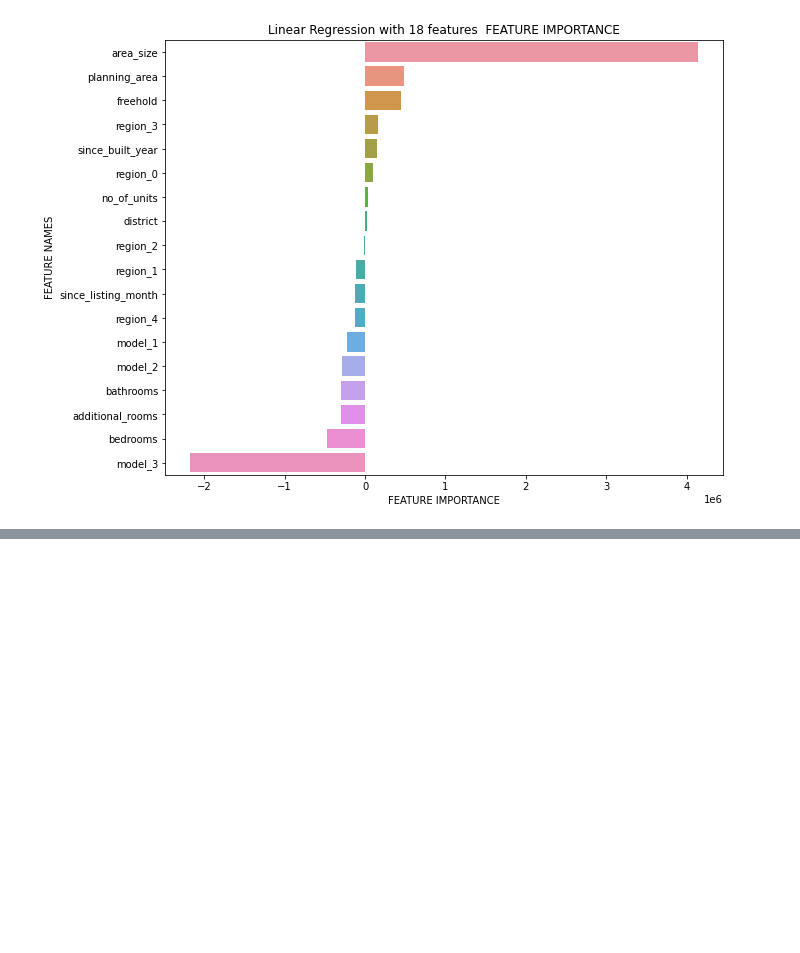
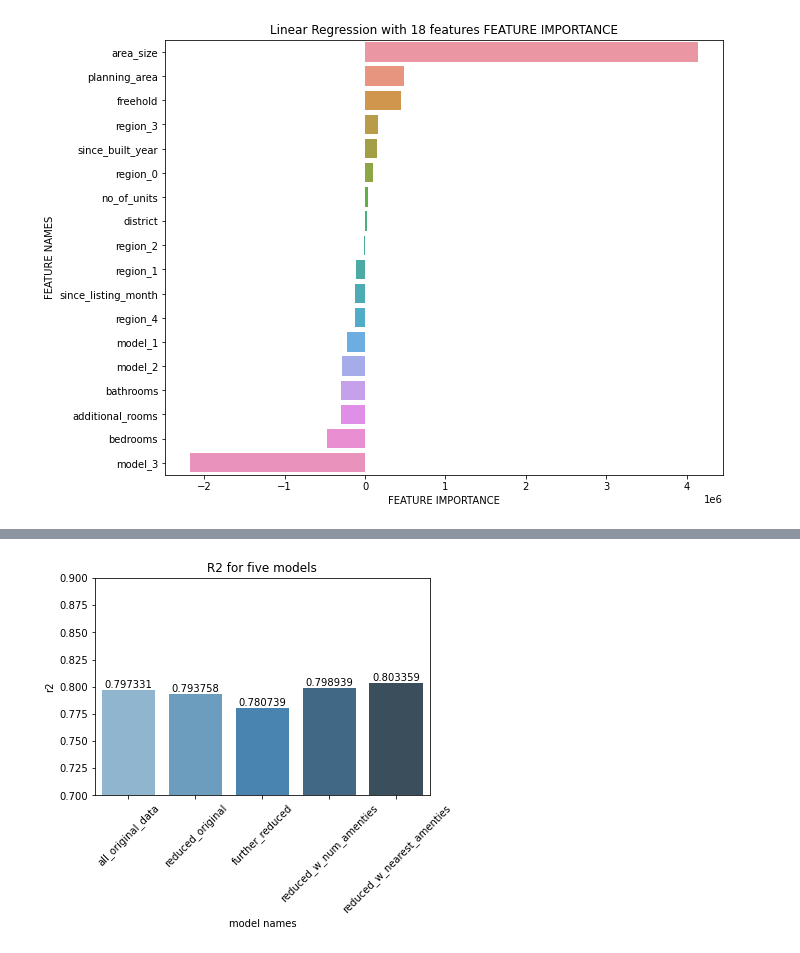
Before and after one commit to luoxiangyi222/cs5228-team-not-found, a Jupyter notebook: cs5228_project_nancy.ipynb, the cells around one changed output, grey strips where cells are left out. Saved outputs shown, nothing was run; the diff lists cells and outputs as text; code cells hidden in the pictures; blank space fills up the shorter version.

```diff
--- a/cs5228_project_nancy.ipynb
+++ b/cs5228_project_nancy.ipynb
@@ -342,0 +541,28 @@ plot_feature_importance(lm_red.coef_,X_train_red.columns,'Linear Regression with
+# %%
+r2 = []
+rmse = []
+
+r2 =  [np.mean(all_r2_scores), np.mean(red_r2_scores), np.mean(fred_r2_scores), np.mean(num_r2_scores),np.mean(dist_r2_scores)]
+rmse = [np.mean(all_rmse), np.mean(red_rmse), np.mean(fred_rmse), np.mean(num_rmse), np.mean(num_rmse)]
+# %%
+# dataframe to store r2 and rmse for models
+
+model = ['all_original_data', 'reduced_original', 'further_reduced', 'reduced_w_num_amenties', 'reduced_w_nearest_amenties']
+
+d = {'model': model, 'R2': r2, 'RMSE': rmse}
+
+cv_results = pd.DataFrame(data=d)
+# %%
+cv_results['RMSE']= cv_results['RMSE'] *(-1)
+# %%
+ax = sns.barplot(x="model", y="R2", data=cv_results, palette="Blues_d")
+ax.bar_label(ax.containers[0])
+plt.ylim(0.7, 0.9)
+_ = plt.xticks(rotation=45)
+#Add chart labels
+plt.title('R2 for five models')
+plt.xlabel('model names')
+plt.ylabel('r2')
+plt.savefig('Linear Regression models R2.jpeg')
+# %% [output]
+[figure, added]
```
Also changed, not shown: parts of 31 cells of this notebook, 12 other files.
